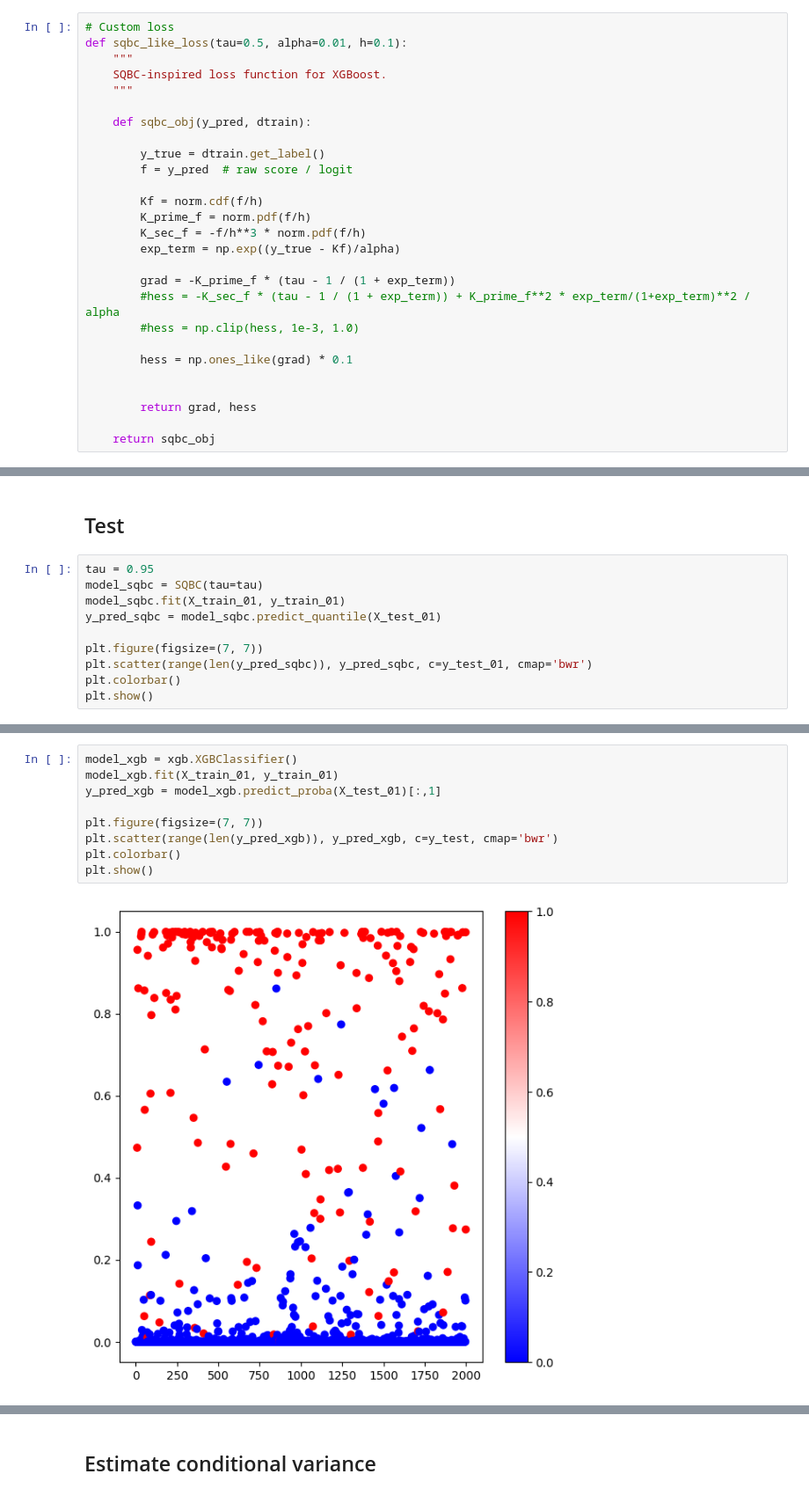
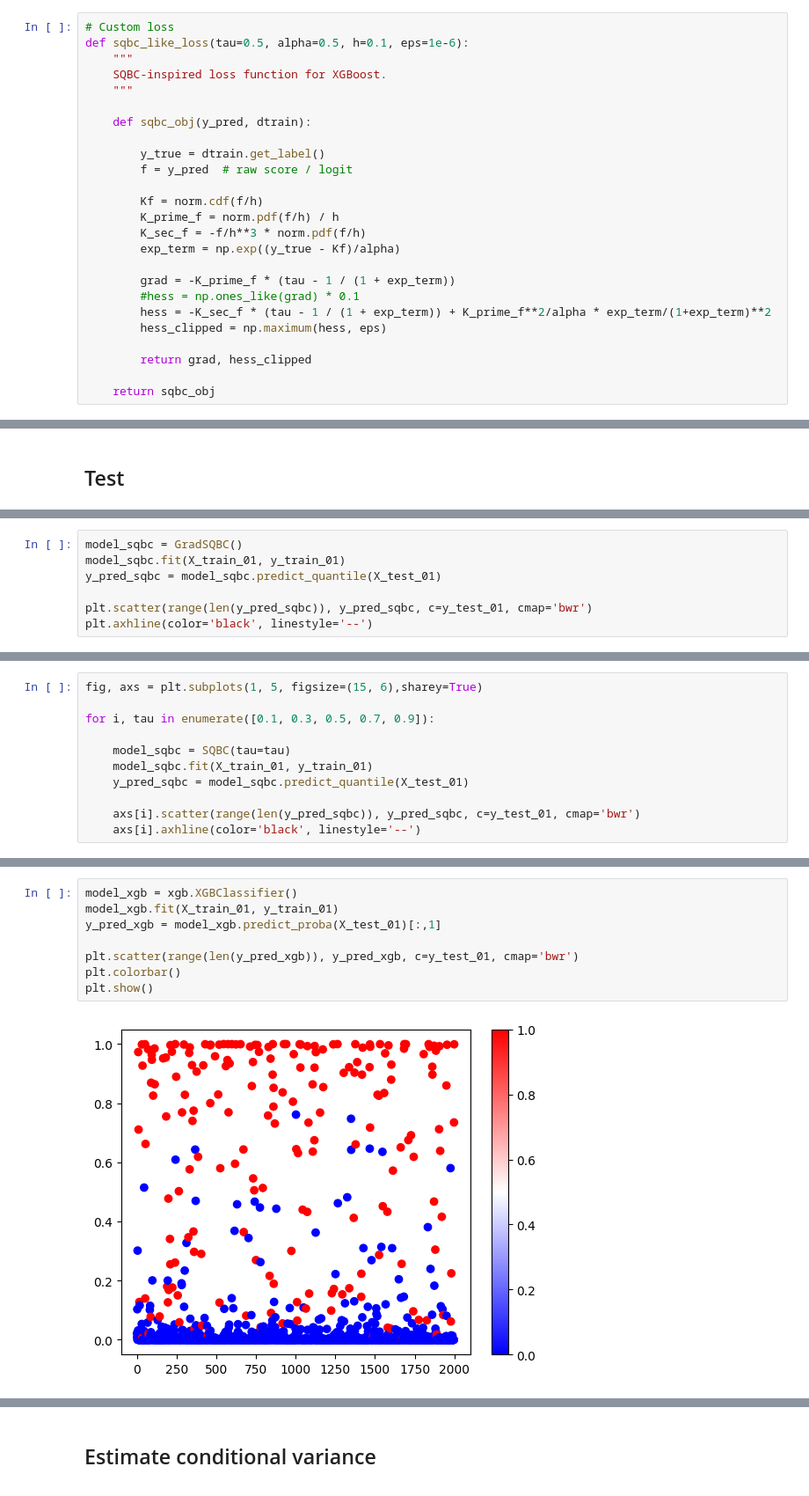
Before and after one commit to Lauryne-Moyse/MSc_Code_Public, a Jupyter notebook: Code_project.ipynb, the cells around one changed output, grey strips where cells are left out. Shown at 88% size. Cells and saved outputs as stored; diff of their text form.

Commit message:
Whole before grad tuning

```diff
--- a/Code_project.ipynb
+++ b/Code_project.ipynb
@@ -993,7 +1027,7 @@ Fold 3/3
 ## XGBoost with SQBC loss
 # %%
 # Custom loss
-def sqbc_like_loss(tau=0.5, alpha=0.01, h=0.1):
+def sqbc_like_loss(tau=0.5, alpha=0.5, h=0.1, eps=1e-6):
     """
     SQBC-inspired loss function for XGBoost.
     """
@@ -1004,18 +1038,16 @@ def sqbc_like_loss(tau=0.5, alpha=0.01, h=0.1):
         f = y_pred  # raw score / logit
 
         Kf = norm.cdf(f/h)
-        K_prime_f = norm.pdf(f/h)
+        K_prime_f = norm.pdf(f/h) / h
         K_sec_f = -f/h**3 * norm.pdf(f/h)
         exp_term = np.exp((y_true - Kf)/alpha)
 
         grad = -K_prime_f * (tau - 1 / (1 + exp_term))
-        #hess = -K_sec_f * (tau - 1 / (1 + exp_term)) + K_prime_f**2 * exp_term/(1+exp_term)**2 / alpha
-        #hess = np.clip(hess, 1e-3, 1.0)
+        #hess = np.ones_like(grad) * 0.1
+        hess = -K_sec_f * (tau - 1 / (1 + exp_term)) + K_prime_f**2/alpha * exp_term/(1+exp_term)**2
+        hess_clipped = np.maximum(hess, eps)
 
-        hess = np.ones_like(grad) * 0.1
-
-
-        return grad, hess
+        return grad, hess_clipped
 
     return sqbc_obj
 # %%
@@ -1835,12 +2385,2 @@ Model: Grad_SQBC
 # %% [markdown]
 ## Test
-# %%
-tau = 0.95
-model_sqbc = SQBC(tau=tau)
-model_sqbc.fit(X_train_01, y_train_01)
-y_pred_sqbc = model_sqbc.predict_quantile(X_test_01)
-
-plt.figure(figsize=(7, 7))
-plt.scatter(range(len(y_pred_sqbc)), y_pred_sqbc, c=y_test_01, cmap='bwr')
-plt.colorbar()
-plt.show()
@@ -1848,0 +2387,7 @@ plt.show()
+# %%
+model_sqbc = GradSQBC()
+model_sqbc.fit(X_train_01, y_train_01)
+y_pred_sqbc = model_sqbc.predict_quantile(X_test_01)
+
+plt.scatter(range(len(y_pred_sqbc)), y_pred_sqbc, c=y_test_01, cmap='bwr')
+plt.axhline(color='black', linestyle='--')
@@ -1848,0 +2397,11 @@ plt.show()
+# %%
+fig, axs = plt.subplots(1, 5, figsize=(15, 6),sharey=True)
+
+for i, tau in enumerate([0.1, 0.3, 0.5, 0.7, 0.9]):
+
+    model_sqbc = SQBC(tau=tau)
+    model_sqbc.fit(X_train_01, y_train_01)
+    y_pred_sqbc = model_sqbc.predict_quantile(X_test_01)
+
+    axs[i].scatter(range(len(y_pred_sqbc)), y_pred_sqbc, c=y_test_01, cmap='bwr')
+    axs[i].axhline(color='black', linestyle='--')
@@ -1849,11 +2410,10 @@ plt.show()
 # %%
 model_xgb = xgb.XGBClassifier()
 model_xgb.fit(X_train_01, y_train_01)
 y_pred_xgb = model_xgb.predict_proba(X_test_01)[:,1]
 
-plt.figure(figsize=(7, 7))
-plt.scatter(range(len(y_pred_xgb)), y_pred_xgb, c=y_test, cmap='bwr')
+plt.scatter(range(len(y_pred_xgb)), y_pred_xgb, c=y_test_01, cmap='bwr')
 plt.colorbar()
 plt.show()
 # %% [output]
-[figure, old version]
+[figure, new version]
```
Also changed, not shown: parts of 49 cells of this notebook, 5 other files.
